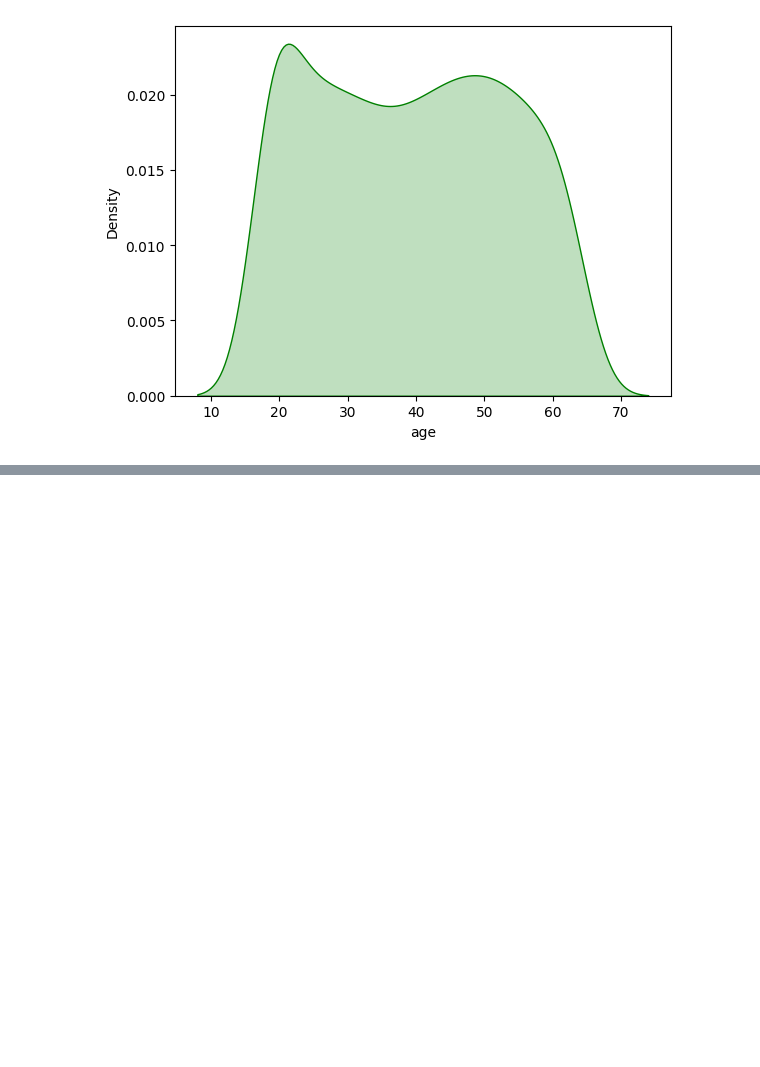
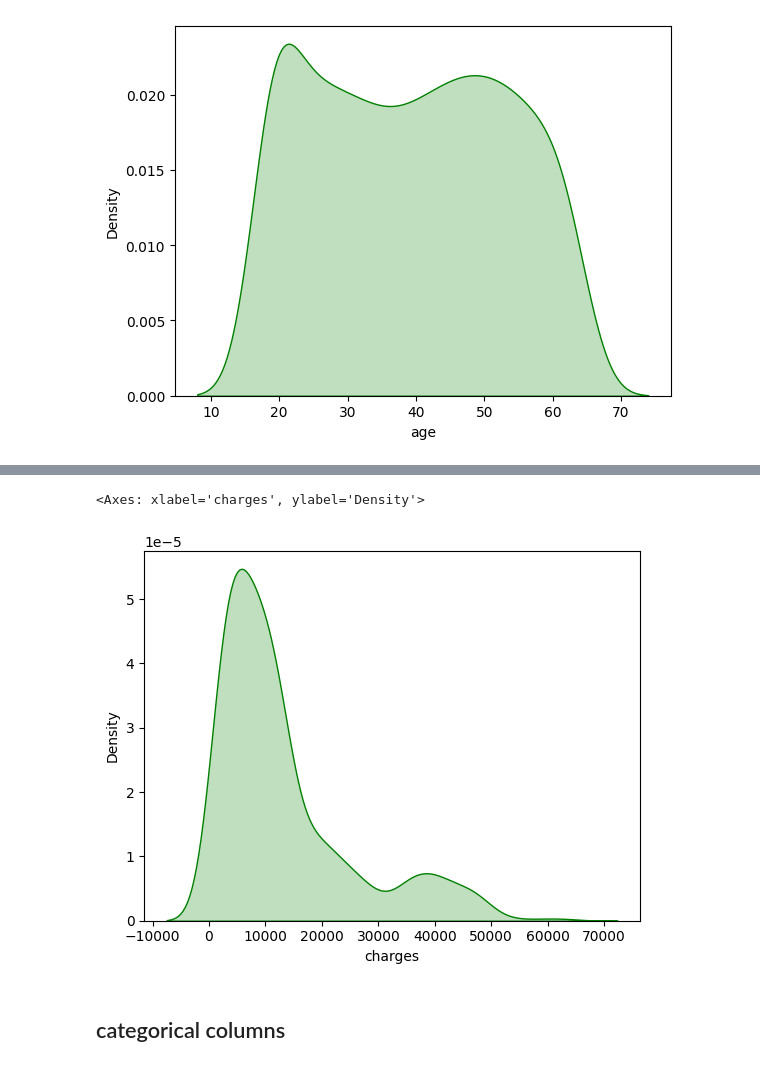
Before and after one commit to coder-priyanka01/Machine-Learning, a Jupyter notebook: DataPreprocessingClass.ipynb, the cells around one changed output, grey strips where cells are left out. Cells and saved outputs as stored; diff of their text form; code cells hidden in the pictures; blank space fills up the shorter version.

```diff
--- a/DataPreprocessingClass.ipynb
+++ b/DataPreprocessingClass.ipynb
@@ -84,0 +95,7 @@ sns.kdeplot(df['age'], fill = True, color = "Green")
+# %%
+sns.kdeplot(df['charges'], fill= True, color= "green")
+# %% [output]
+<Axes: xlabel='charges', ylabel='Density'>
+[figure, added]
+# %% [markdown]
+## categorical columns
```
Also changed, not shown: parts of 20 cells of this notebook.
